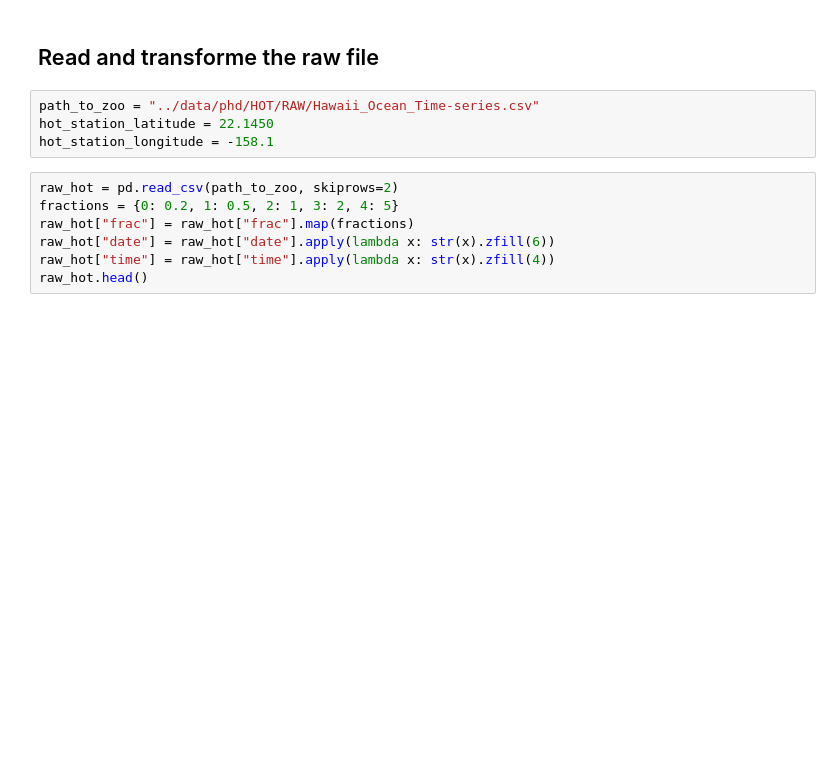
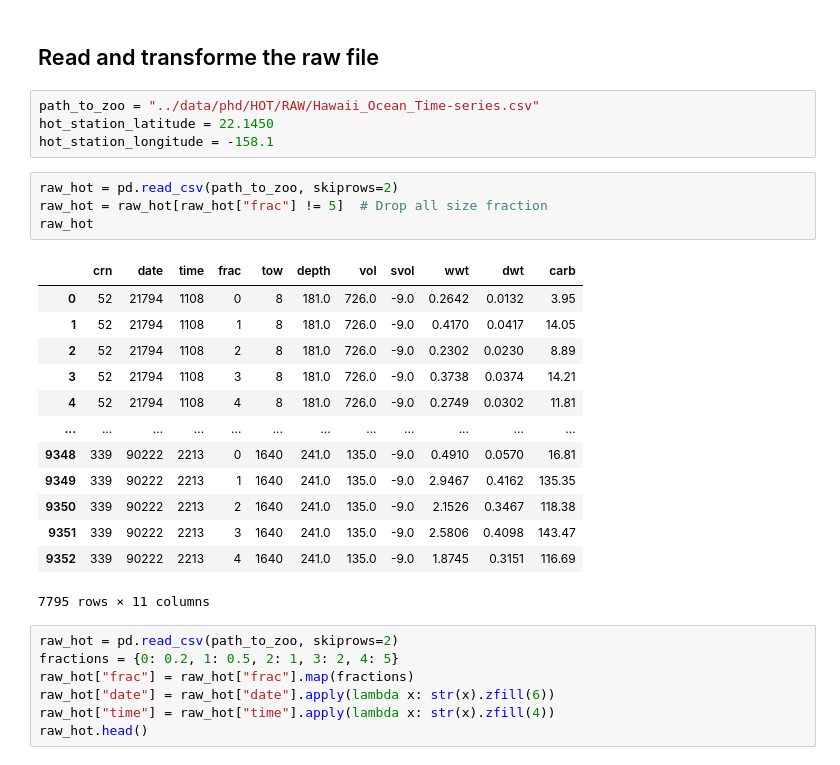
Before and after one commit to Ash12H/seapodym-lmtl-python, a Jupyter notebook: notebooks/data_processing/station_hot.ipynb, the cells around one changed output. Drawn from its saved outputs; the diff is of its cells as text; blank space fills up the shorter version.

Commit message:
Remove all size group from raw data in Hot data

```diff
--- a/notebooks/data_processing/station_hot.ipynb
+++ b/notebooks/data_processing/station_hot.ipynb
@@ -15,6 +15,24 @@ xr.set_options(display_expand_data=False, keep_attrs=True)
 path_to_zoo = "../data/phd/HOT/RAW/Hawaii_Ocean_Time-series.csv"
 hot_station_latitude = 22.1450
 hot_station_longitude = -158.1
+# %%
+raw_hot = pd.read_csv(path_to_zoo, skiprows=2)
+raw_hot = raw_hot[raw_hot["frac"] != 5]  # Drop all size fraction
+raw_hot
+# %% [output]
+|  | crn | date | time | frac | tow | depth | vol | svol | wwt | dwt | carb |
+| 0 | 52 | 21794 | 1108 | 0 | 8 | 181.0 | 726.0 | -9.0 | 0.2642 | 0.0132 | 3.95 |
+| 1 | 52 | 21794 | 1108 | 1 | 8 | 181.0 | 726.0 | -9.0 | 0.4170 | 0.0417 | 14.05 |
+| 2 | 52 | 21794 | 1108 | 2 | 8 | 181.0 | 726.0 | -9.0 | 0.2302 | 0.0230 | 8.89 |
+| 3 | 52 | 21794 | 1108 | 3 | 8 | 181.0 | 726.0 | -9.0 | 0.3738 | 0.0374 | 14.21 |
+| 4 | 52 | 21794 | 1108 | 4 | 8 | 181.0 | 726.0 | -9.0 | 0.2749 | 0.0302 | 11.81 |
+| ... | ... | ... | ... | ... | ... | ... | ... | ... | ... | ... | ... |
+| 9348 | 339 | 90222 | 2213 | 0 | 1640 | 241.0 | 135.0 | -9.0 | 0.4910 | 0.0570 | 16.81 |
+| 9349 | 339 | 90222 | 2213 | 1 | 1640 | 241.0 | 135.0 | -9.0 | 2.9467 | 0.4162 | 135.35 |
+| 9350 | 339 | 90222 | 2213 | 2 | 1640 | 241.0 | 135.0 | -9.0 | 2.1526 | 0.3467 | 118.38 |
+| 9351 | 339 | 90222 | 2213 | 3 | 1640 | 241.0 | 135.0 | -9.0 | 2.5806 | 0.4098 | 143.47 |
+| 9352 | 339 | 90222 | 2213 | 4 | 1640 | 241.0 | 135.0 | -9.0 | 1.8745 | 0.3151 | 116.69 |
+7795 rows × 11 columns
 # %%
 raw_hot = pd.read_csv(path_to_zoo, skiprows=2)
 fractions = {0: 0.2, 1: 0.5, 2: 1, 3: 2, 4: 5}
```
Also changed, not shown: parts of 1 cell of this notebook.
